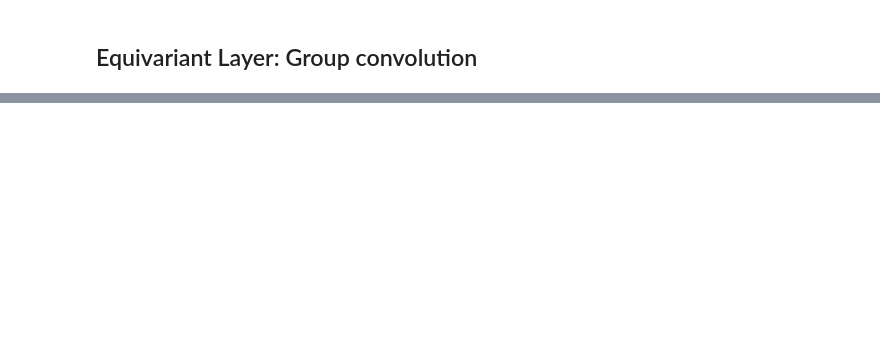
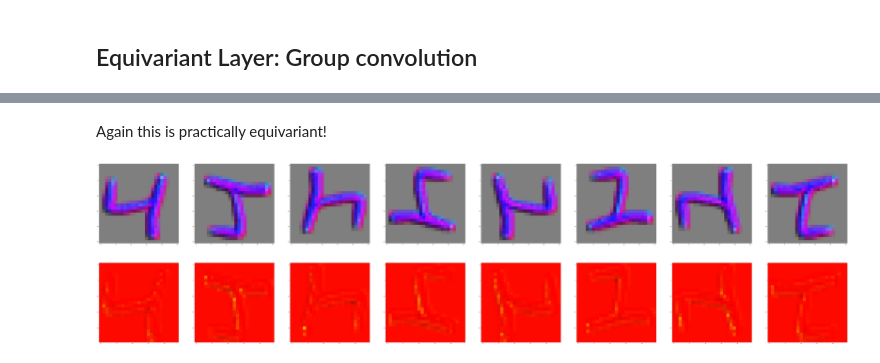
Before and after one commit to APJansen/GroCo, a Jupyter notebook: GroupConv-Keras.ipynb, the cells around one changed output, grey strips where cells are left out. Drawn from its saved outputs; the diff is of its cells as text; code cells hidden in the pictures; blank space fills up the shorter version.

```diff
--- a/GroupConv-Keras.ipynb
+++ b/GroupConv-Keras.ipynb
@@ -745,0 +1109,9 @@ Maximal absolute difference between g.conv(y) and conv(g.y): 1.4007987976074219
+# %%
+lifted_image = lifting_conv(test_image)
+
+group_conv(lifted_image)
+group_conv.kernel = group_conv.kernel / tf.reduce_mean(tf.abs(group_conv.kernel))
+
+for i in range(8):
+  layer_g_input, g_layer_input, diff, maxdiff = test_equiv(lifted_image, group_conv, g_index=i, group_valued=True, verbose=False)
+  print(f'{i}: {maxdiff}')
@@ -745,0 +1127,14 @@ Maximal absolute difference between g.conv(y) and conv(g.y): 1.4007987976074219
+# %% [markdown]
+Again this is practically equivariant!
+# %%
+bla = group_conv(lifted_images)
+
+fig, axes = plt.subplots(2, 8)
+fig.set_figheight(2 * 15)
+fig.set_figwidth(8 * 15)
+gi = 3 # to visualize the output, just arbitrarily pick one group element
+for i in range(8):
+  axes[0, i].imshow(lifted_images[i][:, :, gi])
+  axes[1, i].imshow(bla[i][:, :, gi])
+# %% [output]
+[figure, added]
```
Also changed, not shown: parts of 155 cells of this notebook.
